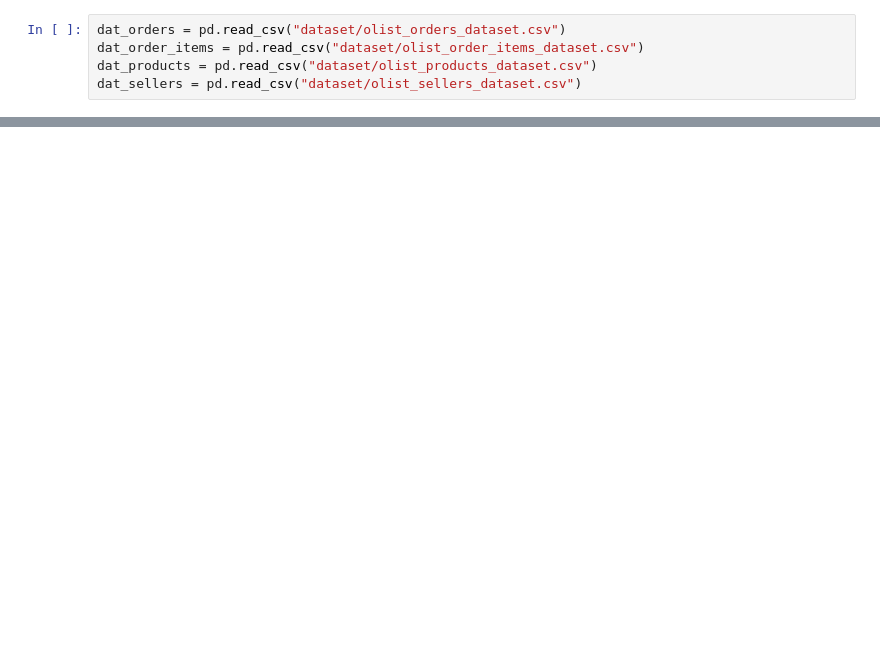
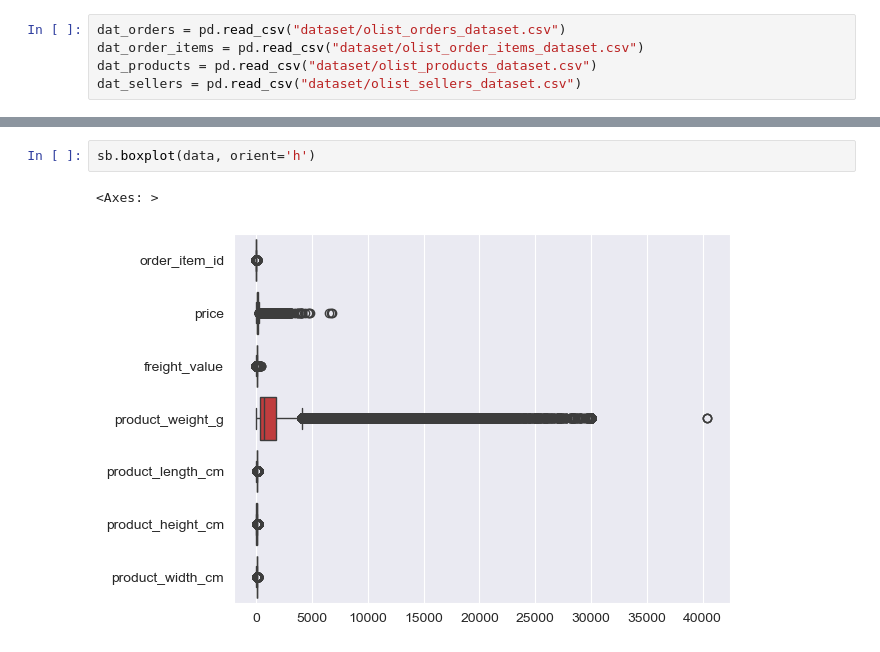
Before and after one commit to rabreu/Infnet-MIT-MachineLearning-ScikitLearn-MLOps-PD-26E1_3, a Jupyter notebook: PD_26E1_3.ipynb, the cells around one changed output, grey strips where cells are left out. Saved outputs shown, nothing was run; the diff lists cells and outputs as text; blank space fills up the shorter version.

```diff
--- a/PD_26E1_3.ipynb
+++ b/PD_26E1_3.ipynb
@@ -41,0 +60,5 @@ sb.boxplot(join_sellers, orient='h')
+# %%
+sb.boxplot(data, orient='h')
+# %% [output]
+<Axes: >
+[figure, added]
```
Also changed, not shown: parts of 14 cells of this notebook.
